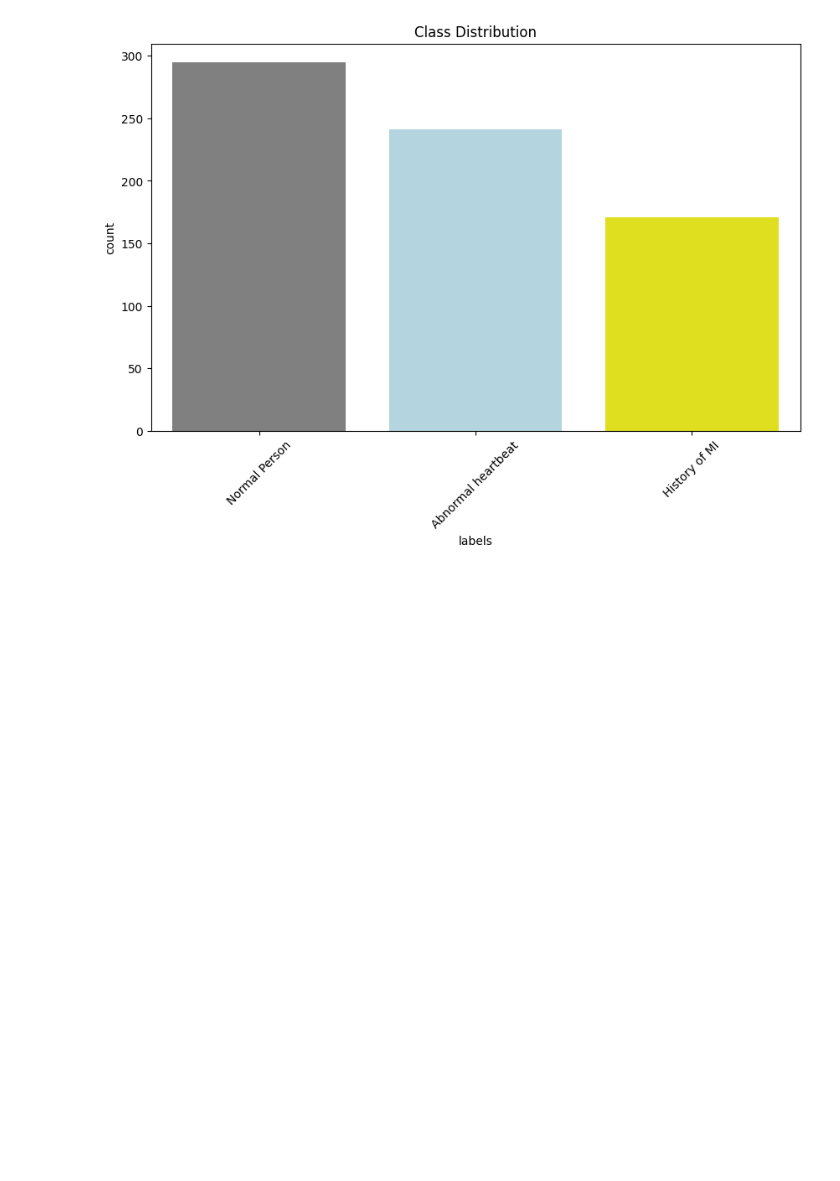
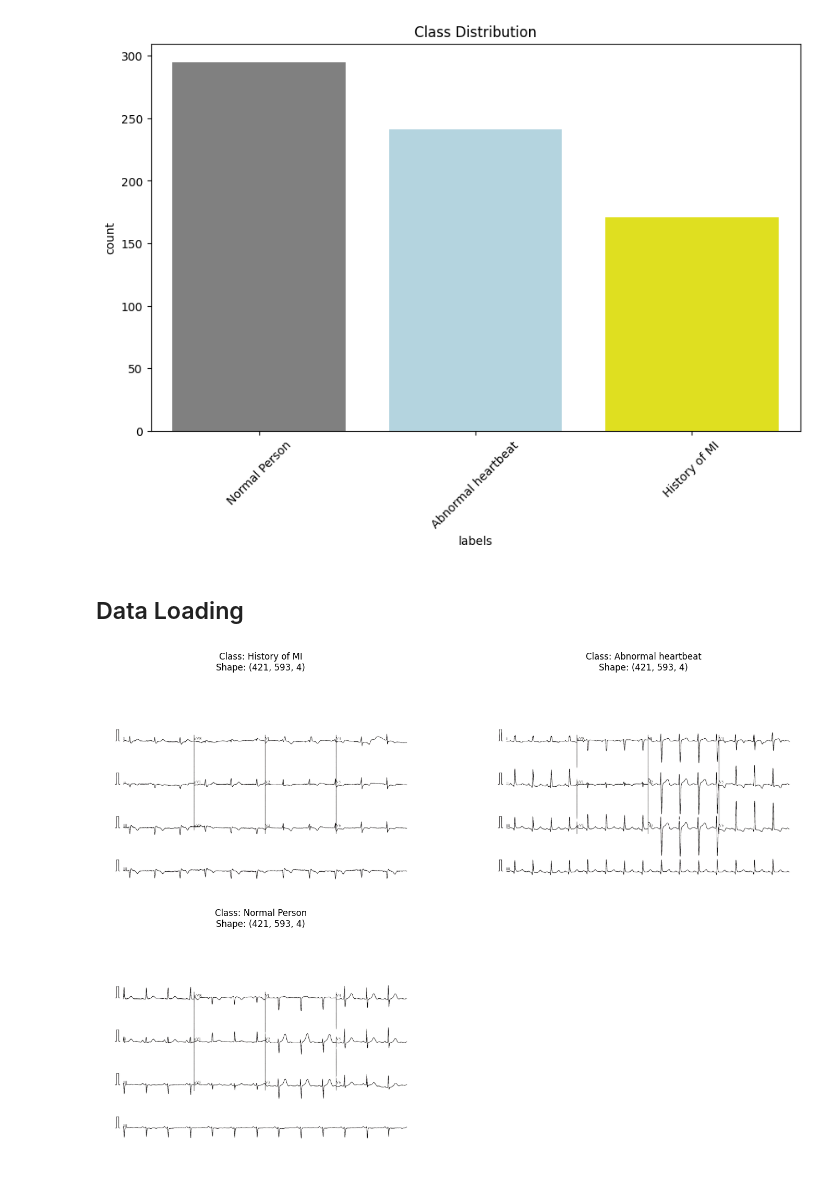
Before and after one commit to RAVIAPTISWETHA/-Deep-Learning-Applications-in-Heart-Diseases-Using-ECG-Signals, a Jupyter notebook: Version1_DLA_Heart_Diseases_using_ECG_Images_OD.ipynb, the cells around one changed output. Drawn from its saved outputs; the diff is of its cells as text; code cells hidden in the pictures; blank space fills up the shorter version.

```diff
--- a/Version1_DLA_Heart_Diseases_using_ECG_Images_OD.ipynb
+++ b/Version1_DLA_Heart_Diseases_using_ECG_Images_OD.ipynb
@@ -85,3 +85,5 @@ Passing `palette` without assigning `hue` is deprecated and will be removed in v
 
   sns.countplot(data=df, x='labels', order=df['labels'].value_counts().index, palette=['grey', 'lightblue', 'yellow'])
 [figure]
+# %% [markdown]
+## Data Loading
@@ -87,0 +148,15 @@ Passing `palette` without assigning `hue` is deprecated and will be removed in v
+# %%
+import matplotlib.image as mpimg
+plt.figure(figsize=(15,10))
+for i, label in enumerate(df['labels'].unique()):
+    sample_path = df[df['labels']==label]['file_path'].iloc[0]
+    img = mpimg.imread(sample_path)
+
+    plt.subplot(2,2,i+1)
+    plt.imshow(img, cmap='gray' if len(img.shape)==2 else None)
+    plt.title(f"Class: {label}\nShape: {img.shape}")
+    plt.axis('off')
+plt.tight_layout()
+plt.show()
+# %% [output]
+[figure, added]
```
Also changed, not shown: parts of 2 cells of this notebook.
